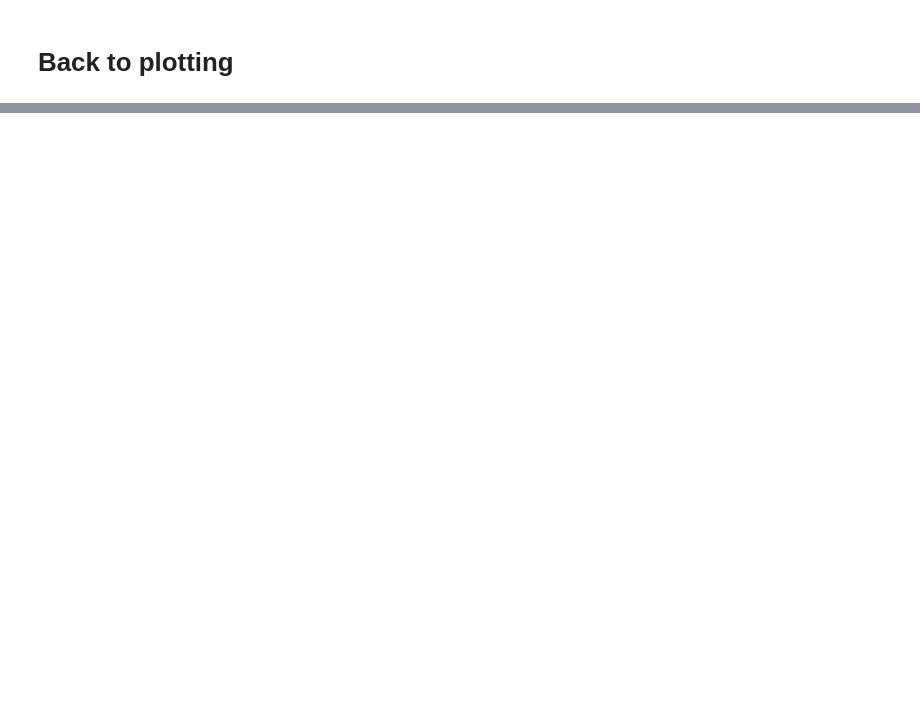
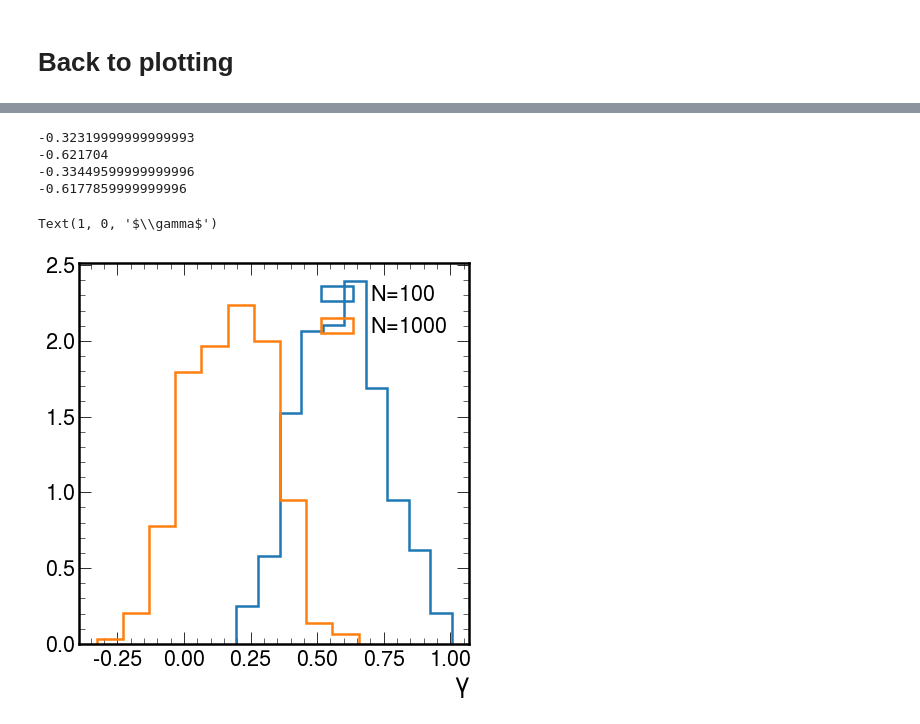
Before and after one commit to mariabenitocst/exoplanets, a Jupyter notebook: jupyter-notebook/experimental_sensitivity.ipynb, the cells around one changed output, grey strips where cells are left out. Cells and saved outputs as stored; diff of their text form; code cells hidden in the pictures; blank space fills up the shorter version.

```diff
--- a/jupyter-notebook/experimental_sensitivity.ipynb
+++ b/jupyter-notebook/experimental_sensitivity.ipynb
@@ -1836,0 +1955,29 @@ No handles with labels found to put in legend.
+# %%
+_rs=20.; nBDs=100; sigma=0.1; f=1.
+path="/home/mariacst/exoplanets/exoplanets/python/gNFW/TSlogL/"
+#path="/home/mariacst/exoplanets/results/upper_limit/"
+ex="baseline"
+data = np.genfromtxt(path + "UL_" + ex + "_nBDs%i_f%.1f_sigma%.1f_rs%.1f_gNFW.dat"
+                         %(nBDs, f, sigma, _rs), unpack=True)
+
+fig, ax = plt.subplots(1, 1, figsize=(7, 7))
+ax.hist(data[1], density=True, histtype="step", lw=2.5, label=r"$N$=100");
+print(np.percentile(data[1], 16)-np.percentile(data[1], 84))
+print(np.percentile(data[1], 2)-np.percentile(data[1], 98))
+nBDs=1000; sigma=0.1;
+data = np.genfromtxt(path + "UL_" + ex + "_nBDs%i_f%.1f_sigma%.1f_rs%.1f_gNFW.dat"
+                         %(nBDs, f, sigma, _rs), unpack=True)
+
+ax.hist(data[1], density=True, histtype="step", lw=2.5, label=r"$N$=1000");
+print(np.percentile(data[1], 16)-np.percentile(data[1], 84))
+print(np.mean(np.percentile(data[1], 2)-np.percentile(data[1], 98)))
+ax.legend()
+ax.set_xlabel(r"$\gamma$")
+#fig.savefig("gammaUL_distribution_baseline_nBDs100.png", box_inche="tight")
+# %% [output]
+-0.32319999999999993
+-0.621704
+-0.33449599999999996
+-0.6177859999999996
+Text(1, 0, '$\\gamma$')
+[figure, added]
```
Also changed, not shown: parts of 30 cells of this notebook, 50 other files.
